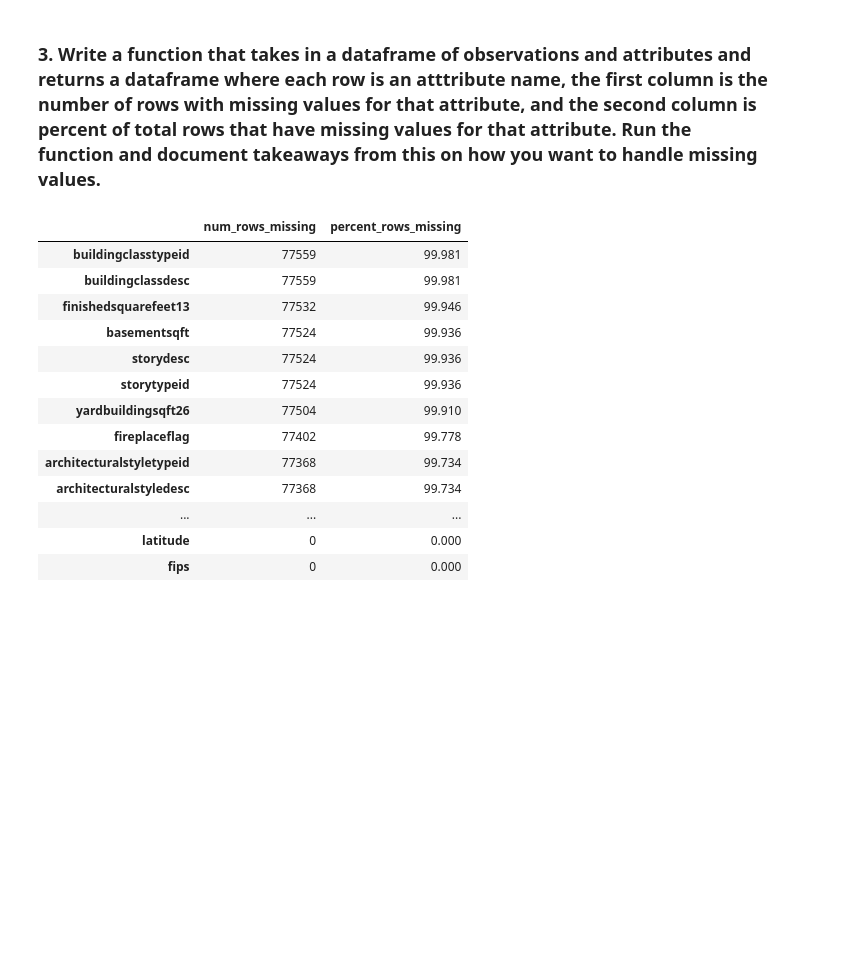
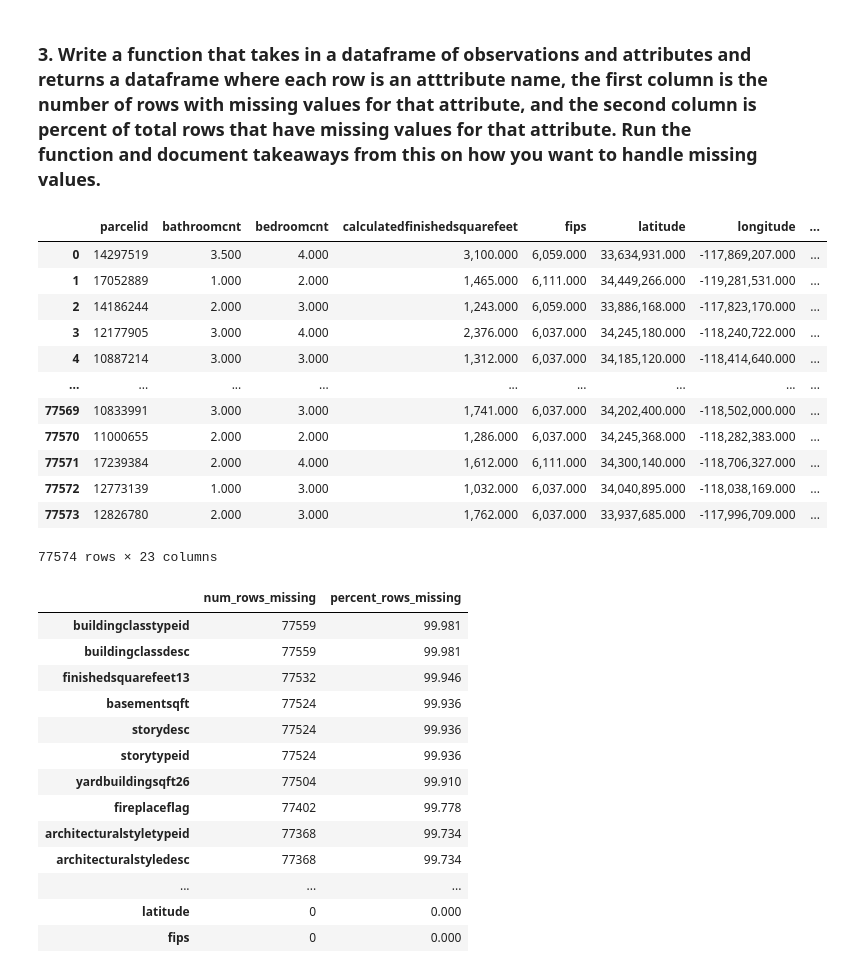
Before and after one commit to m3redithw/clustering-exercises, a Jupyter notebook: zillow.ipynb, the cells around one changed output. Saved outputs shown, nothing was run; the diff lists cells and outputs as text; code cells hidden in the pictures; blank space fills up the shorter version.

Commit message:
updated missing value function

```diff
--- a/zillow.ipynb
+++ b/zillow.ipynb
@@ -191,6 +191,27 @@ nulls_col.sort_values(by = 'num_rows_missing', ascending = False).head(10)
 | architecturalstyledesc | 77368 | 99.734 |
 # %% [markdown]
 ### 3. Write a function that takes in a dataframe of observations and attributes and returns a dataframe where each row is an atttribute name, the first column is the number of rows with missing values for that attribute, and the second column is percent of total rows that have missing values for that attribute. Run the function and document takeaways from this on how you want to handle missing values.
+# %%
+num_rows_missing = df.isnull().sum()
+rows = df.shape[0]
+pct_miss = num_rows_missing / rows * 100
+cols_missing = pd.DataFrame({'num_rows_missing': num_rows_missing, 'percent_rows_missing': pct_miss})
+cols_missing[cols_missing.percent_rows_missing <= 0.6].index
+df[cols_missing[cols_missing.percent_rows_missing <= 0.6].index]
+# %% [output]
+|  | parcelid | bathroomcnt | bedroomcnt | calculatedfinishedsquarefeet | fips | latitude | longitude | ... |
+| 0 | 14297519 | 3.500 | 4.000 | 3,100.000 | 6,059.000 | 33,634,931.000 | -117,869,207.000 | ... |
+| 1 | 17052889 | 1.000 | 2.000 | 1,465.000 | 6,111.000 | 34,449,266.000 | -119,281,531.000 | ... |
+| 2 | 14186244 | 2.000 | 3.000 | 1,243.000 | 6,059.000 | 33,886,168.000 | -117,823,170.000 | ... |
+| 3 | 12177905 | 3.000 | 4.000 | 2,376.000 | 6,037.000 | 34,245,180.000 | -118,240,722.000 | ... |
+| 4 | 10887214 | 3.000 | 3.000 | 1,312.000 | 6,037.000 | 34,185,120.000 | -118,414,640.000 | ... |
+| ... | ... | ... | ... | ... | ... | ... | ... | ... |
+| 77569 | 10833991 | 3.000 | 3.000 | 1,741.000 | 6,037.000 | 34,202,400.000 | -118,502,000.000 | ... |
+| 77570 | 11000655 | 2.000 | 2.000 | 1,286.000 | 6,037.000 | 34,245,368.000 | -118,282,383.000 | ... |
+| 77571 | 17239384 | 2.000 | 4.000 | 1,612.000 | 6,111.000 | 34,300,140.000 | -118,706,327.000 | ... |
+| 77572 | 12773139 | 1.000 | 3.000 | 1,032.000 | 6,037.000 | 34,040,895.000 | -118,038,169.000 | ... |
+| 77573 | 12826780 | 2.000 | 3.000 | 1,762.000 | 6,037.000 | 33,937,685.000 | -117,996,709.000 | ... |
+77574 rows × 23 columns
 # %%
 def nulls_by_col(df):
     num_rows_missing = df.isnull().sum()
```
Also changed, not shown: parts of 3 cells of this notebook.
